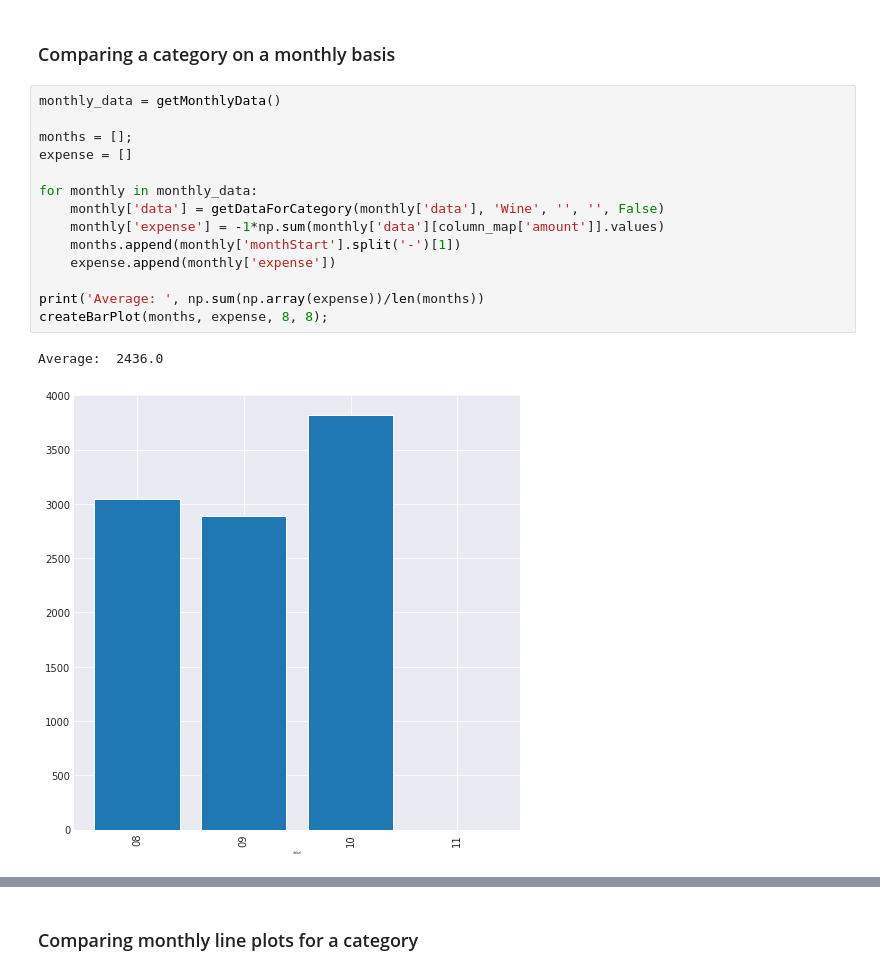
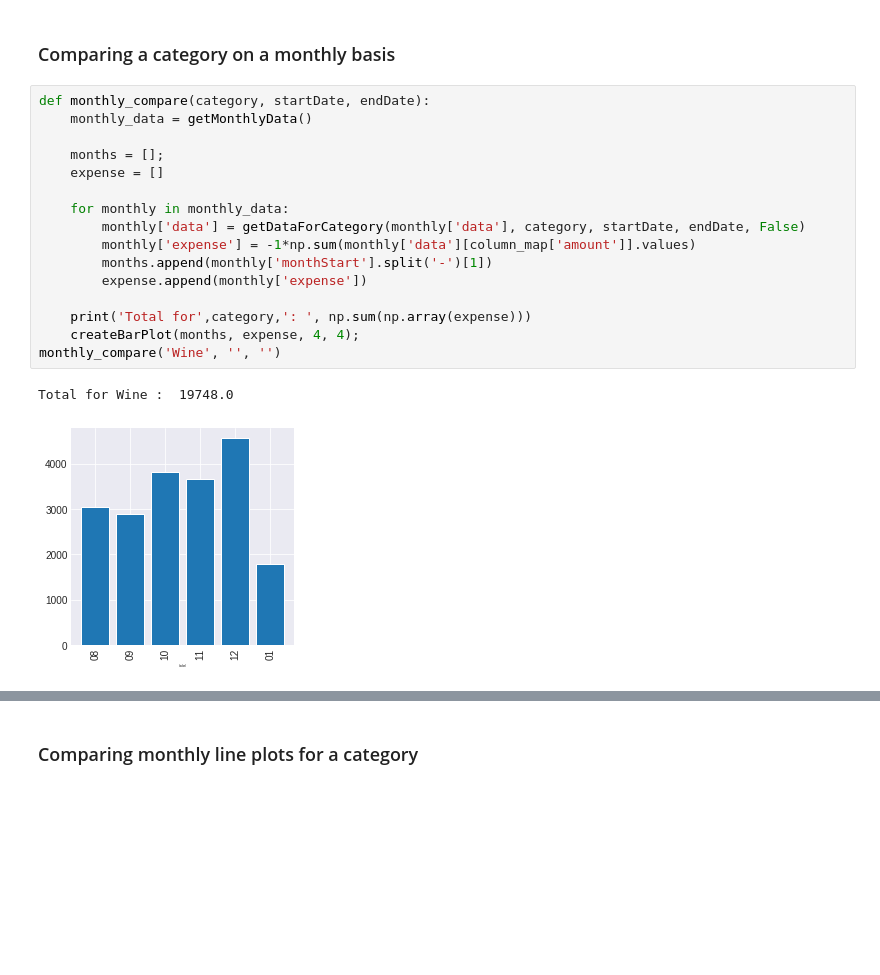
Before and after one commit to ShreyasKbrn/the_cashflow, a Jupyter notebook: app.ipynb, the cells around one changed output, grey strips where cells are left out. Cells and saved outputs as stored; diff of their text form; blank space fills up the shorter version.

```diff
--- a/app.ipynb
+++ b/app.ipynb
@@ -348,19 +352,21 @@ print(-1*np.sum(getTotalExpenditure(getDataForCategory(dataa, '', '', '', False)
 # %% [markdown]
 ### Comparing a category on a monthly basis
 # %%
-monthly_data = getMonthlyData()
+def monthly_compare(category, startDate, endDate):
+    monthly_data = getMonthlyData()
 
-months = [];
-expense = []
+    months = [];
+    expense = []
 
-for monthly in monthly_data:
-    monthly['data'] = getDataForCategory(monthly['data'], 'Wine', '', '', False)
-    monthly['expense'] = -1*np.sum(monthly['data'][column_map['amount']].values)
-    months.append(monthly['monthStart'].split('-')[1])
-    expense.append(monthly['expense'])
+    for monthly in monthly_data:
+        monthly['data'] = getDataForCategory(monthly['data'], category, startDate, endDate, False)
+        monthly['expense'] = -1*np.sum(monthly['data'][column_map['amount']].values)
+        months.append(monthly['monthStart'].split('-')[1])
+        expense.append(monthly['expense'])
 
-print('Average: ', np.sum(np.array(expense))/len(months))
-createBarPlot(months, expense, 8, 8);
+    print('Total for',category,': ', np.sum(np.array(expense)))
+    createBarPlot(months, expense, 4, 4);
+monthly_compare('Wine', '', '')
 # %% [output]
-Average:  2436.0
+Total for Wine :  19748.0
-[figure, old version]
+[figure, new version]
```
Also changed, not shown: parts of 13 cells of this notebook.
